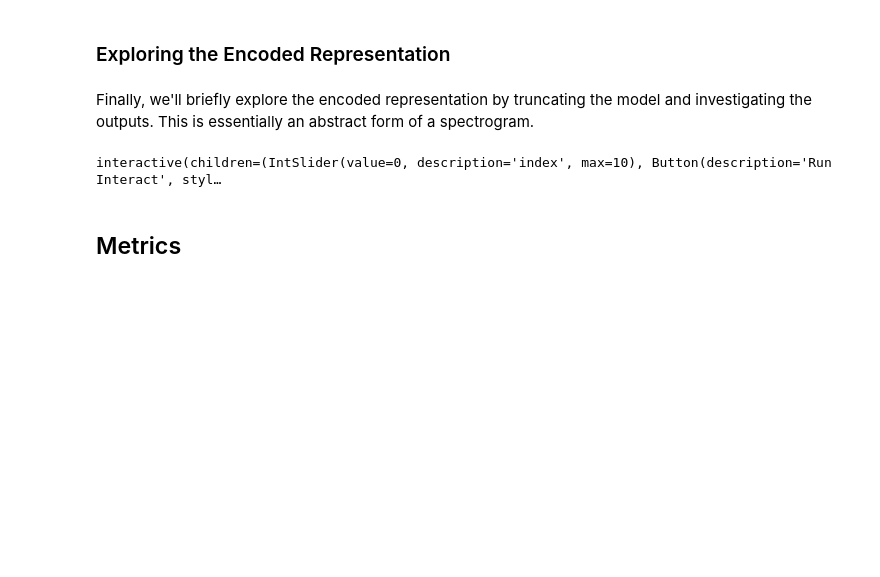
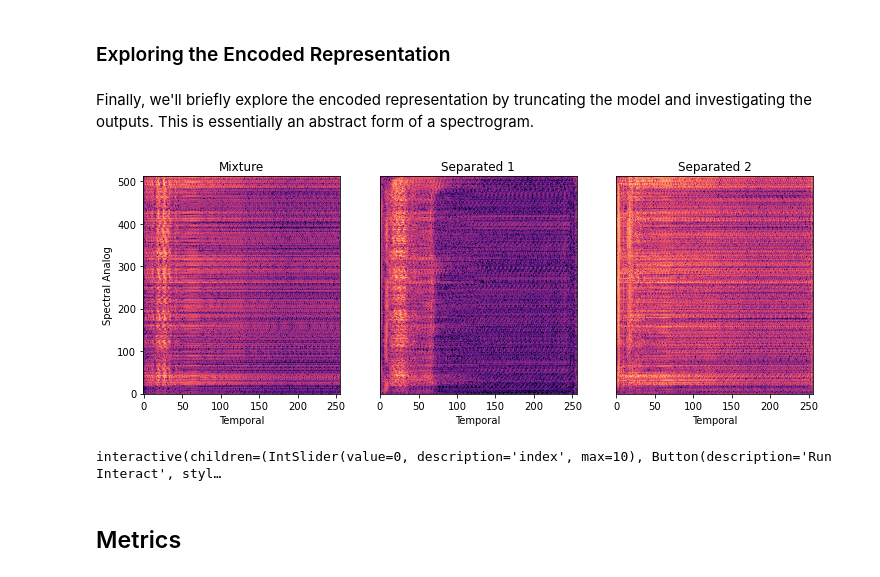
Before and after one commit to kzacarian/cocktail-party-problem, a Jupyter notebook: Macaques/Macaque_Source_Separation_V_Colab.ipynb, the cells around one changed output. Saved outputs shown, nothing was run; the diff lists cells and outputs as text; code cells hidden in the pictures; blank space fills up the shorter version.

```diff
--- a/Macaques/Macaque_Source_Separation_V_Colab.ipynb
+++ b/Macaques/Macaque_Source_Separation_V_Colab.ipynb
@@ -514,6 +519,10 @@ def plot_encoded_reps(X, input_model, separated_model, index=0, vmin=-3):
             axes[i].set_ylabel('Spectral Analog')
         axes[i].set_xlabel('Temporal')
     plt.show()
+# %%
+plot_encoded_reps(X_train, input_deep_rep, separated_deep_reps, 1)
+# %% [output]
+[figure, added]
 # %%
 interact_manual(lambda index: plot_encoded_reps(X_train, input_deep_rep, separated_deep_reps, index),
                 index=widgets.IntSlider(min=0, max=10, step=1));
```
Also changed, not shown: parts of 2 cells of this notebook.
